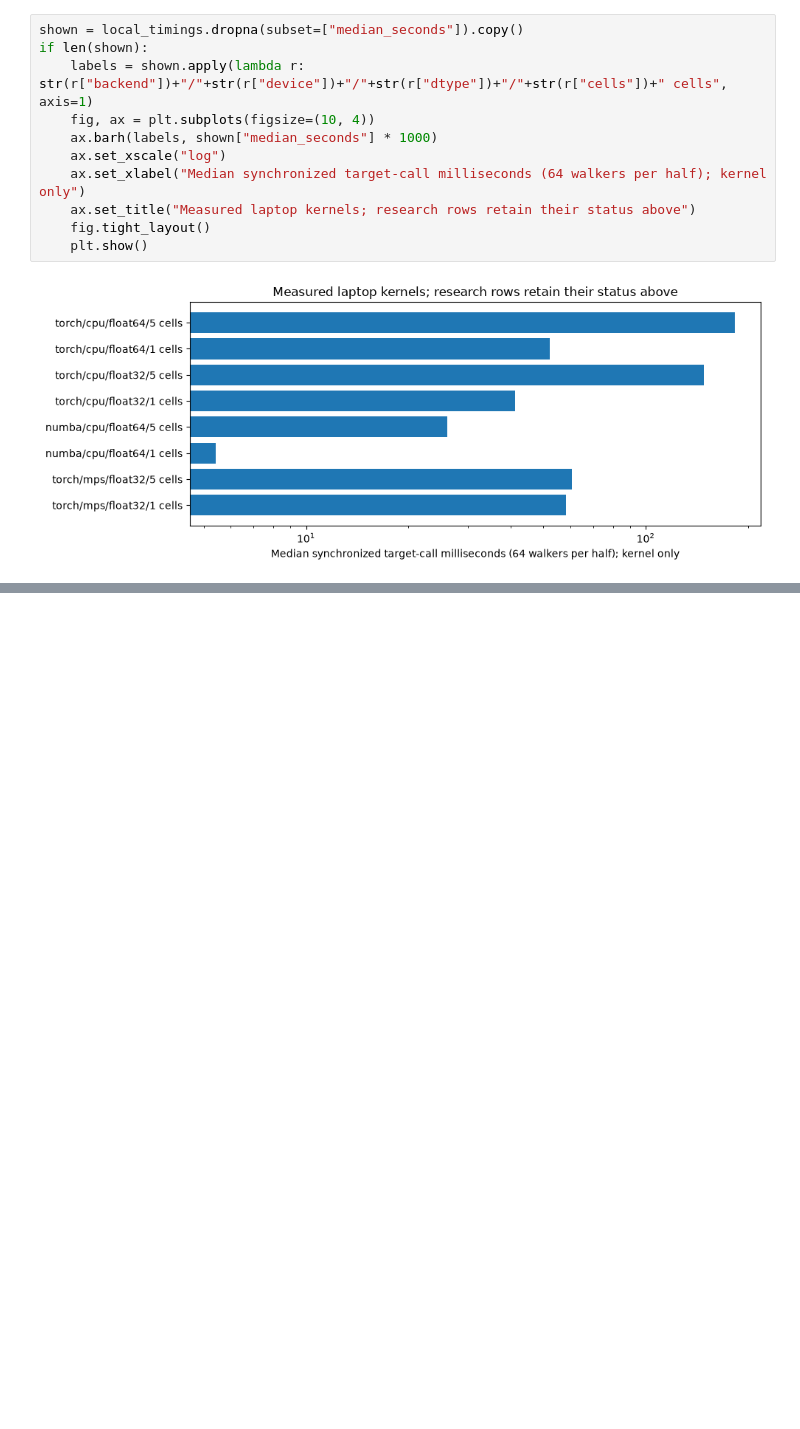
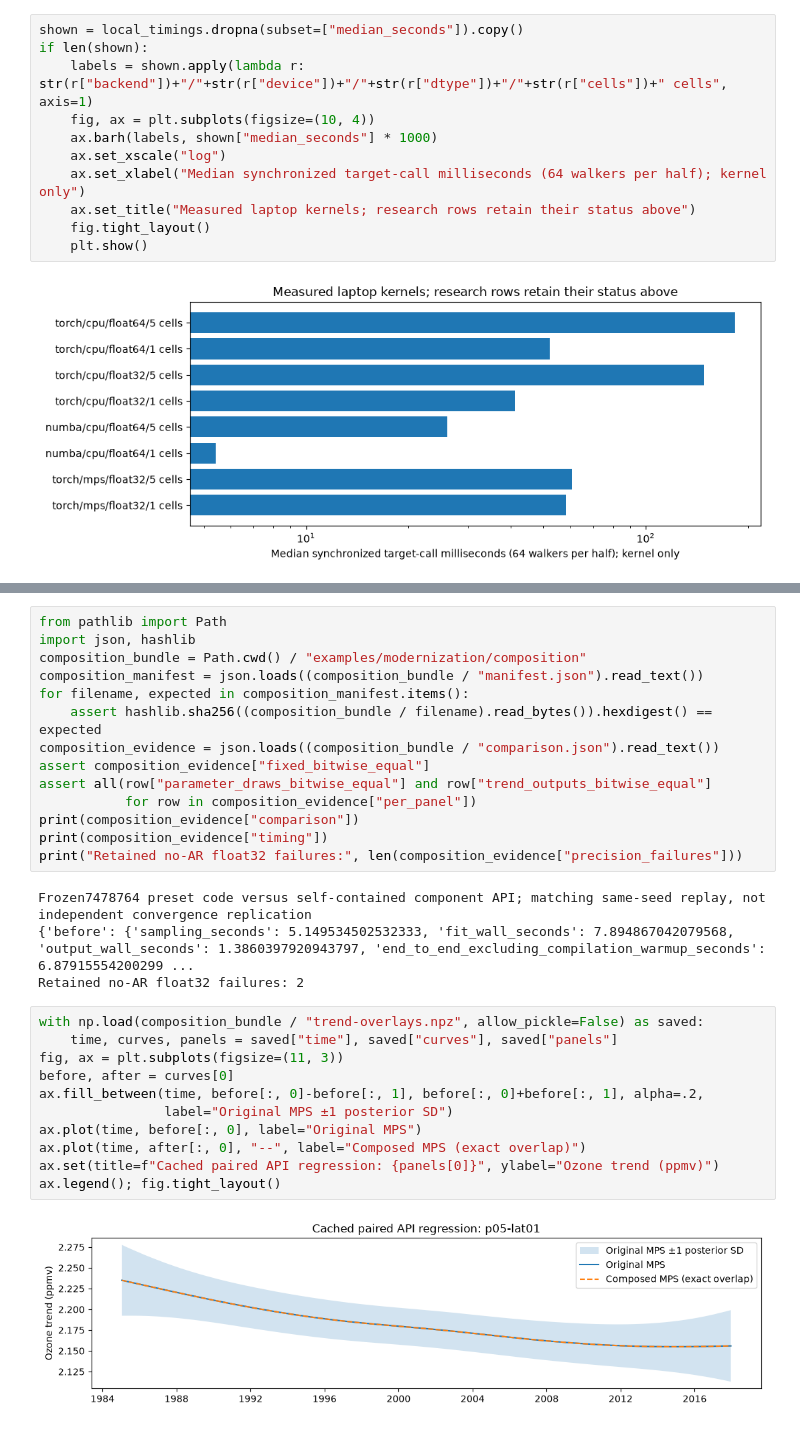
Before and after one commit to sean-m-davis-NOAA/dlmmc, a Jupyter notebook: dlm_tensor_grid_tutorial.ipynb, the cells around one changed output, grey strips where cells are left out. Cells and saved outputs as stored; diff of their text form; blank space fills up the shorter version.

```diff
--- a/dlm_tensor_grid_tutorial.ipynb
+++ b/dlm_tensor_grid_tutorial.ipynb
@@ -306,0 +313,31 @@ if len(shown):
+# %%
+from pathlib import Path
+import json, hashlib
+composition_bundle = Path.cwd() / "examples/modernization/composition"
+composition_manifest = json.loads((composition_bundle / "manifest.json").read_text())
+for filename, expected in composition_manifest.items():
+    assert hashlib.sha256((composition_bundle / filename).read_bytes()).hexdigest() == expected
+composition_evidence = json.loads((composition_bundle / "comparison.json").read_text())
+assert composition_evidence["fixed_bitwise_equal"]
+assert all(row["parameter_draws_bitwise_equal"] and row["trend_outputs_bitwise_equal"]
+           for row in composition_evidence["per_panel"])
+print(composition_evidence["comparison"])
+print(composition_evidence["timing"])
+print("Retained no-AR float32 failures:", len(composition_evidence["precision_failures"]))
+# %% [output]
+Frozen7478764 preset code versus self-contained component API; matching same-seed replay, not independent convergence replication
+{'before': {'sampling_seconds': 5.149534502532333, 'fit_wall_seconds': 7.894867042079568, 'output_wall_seconds': 1.3860397920943797, 'end_to_end_excluding_compilation_warmup_seconds': 6.87915554200299 ...
+Retained no-AR float32 failures: 2
+# %%
+with np.load(composition_bundle / "trend-overlays.npz", allow_pickle=False) as saved:
+    time, curves, panels = saved["time"], saved["curves"], saved["panels"]
+fig, ax = plt.subplots(figsize=(11, 3))
+before, after = curves[0]
+ax.fill_between(time, before[:, 0]-before[:, 1], before[:, 0]+before[:, 1], alpha=.2,
+                label="Original MPS ±1 posterior SD")
+ax.plot(time, before[:, 0], label="Original MPS")
+ax.plot(time, after[:, 0], "--", label="Composed MPS (exact overlap)")
+ax.set(title=f"Cached paired API regression: {panels[0]}", ylabel="Ozone trend (ppmv)")
+ax.legend(); fig.tight_layout()
+# %% [output]
+[figure, added]
```
Also changed, not shown: parts of 3 cells of this notebook, 53 other files.
